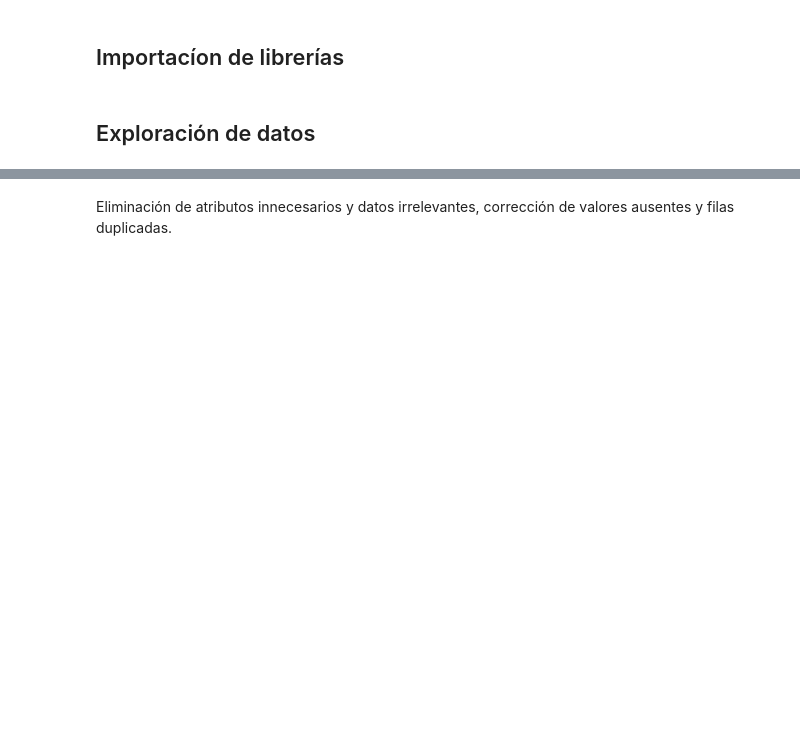
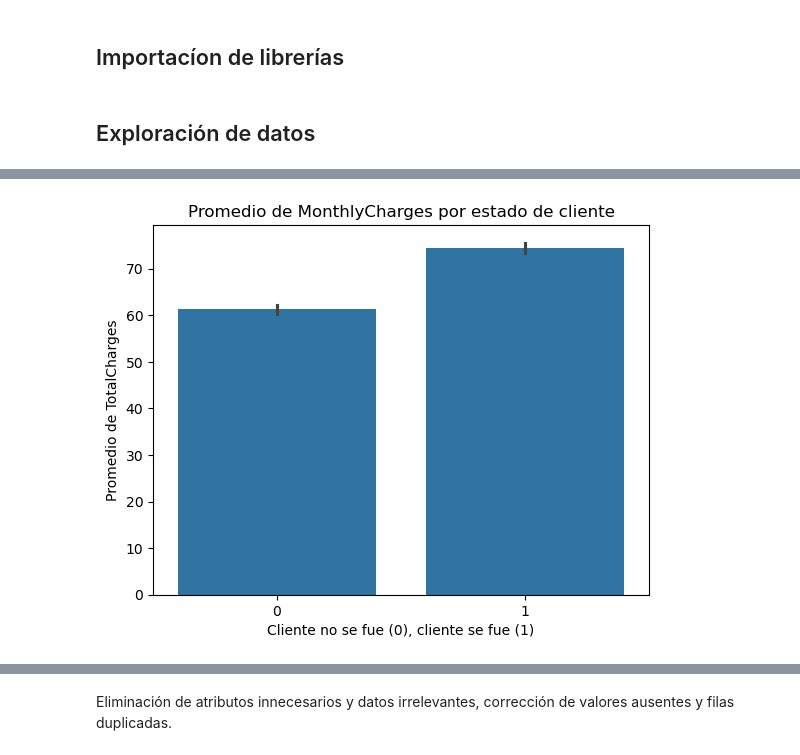
Before and after one commit to enzolozag/telecom, a Jupyter notebook: proyecto_final.ipynb, the cells around one changed output, grey strips where cells are left out. Drawn from its saved outputs; the diff is of its cells as text; code cells hidden in the pictures; blank space fills up the shorter version.

```diff
--- a/proyecto_final.ipynb
+++ b/proyecto_final.ipynb
@@ -14,0 +56,5 @@ Información, carga, descricpción y exploración de datos
+# %%
+contract = pd.read_csv('datasets/contract.csv')
+personal = pd.read_csv('datasets/personal.csv')
+internet = pd.read_csv('datasets/internet.csv')
+phone = pd.read_csv('datasets/phone.csv')
@@ -16,0 +161,2 @@ Información, carga, descricpción y exploración de datos
+# %%
+contract['ClientLeft'] = np.where(contract['EndDate'] == 'No', 0, 1)
@@ -16,0 +169,4 @@ Información, carga, descricpción y exploración de datos
+# %%
+contract['EndDate'] = pd.to_datetime(contract['EndDate'], errors='coerce')
+contract['BeginDate'] = pd.to_datetime(contract['BeginDate'], errors='coerce')
+contract['TotalCharges'] = pd.to_numeric(contract['TotalCharges'], errors='coerce')
@@ -16,0 +216,9 @@ Información, carga, descricpción y exploración de datos
+# %%
+# Gráfico
+sns.barplot(x='ClientLeft', y='MonthlyCharges', data=contract)
+plt.title('Promedio de MonthlyCharges por estado de cliente')
+plt.xlabel('Cliente no se fue (0), cliente se fue (1)')
+plt.ylabel('Promedio de TotalCharges')
+plt.show()
+# %% [output]
+[figure, added]
```
Also changed, not shown: parts of 29 cells of this notebook, 4 other files.
